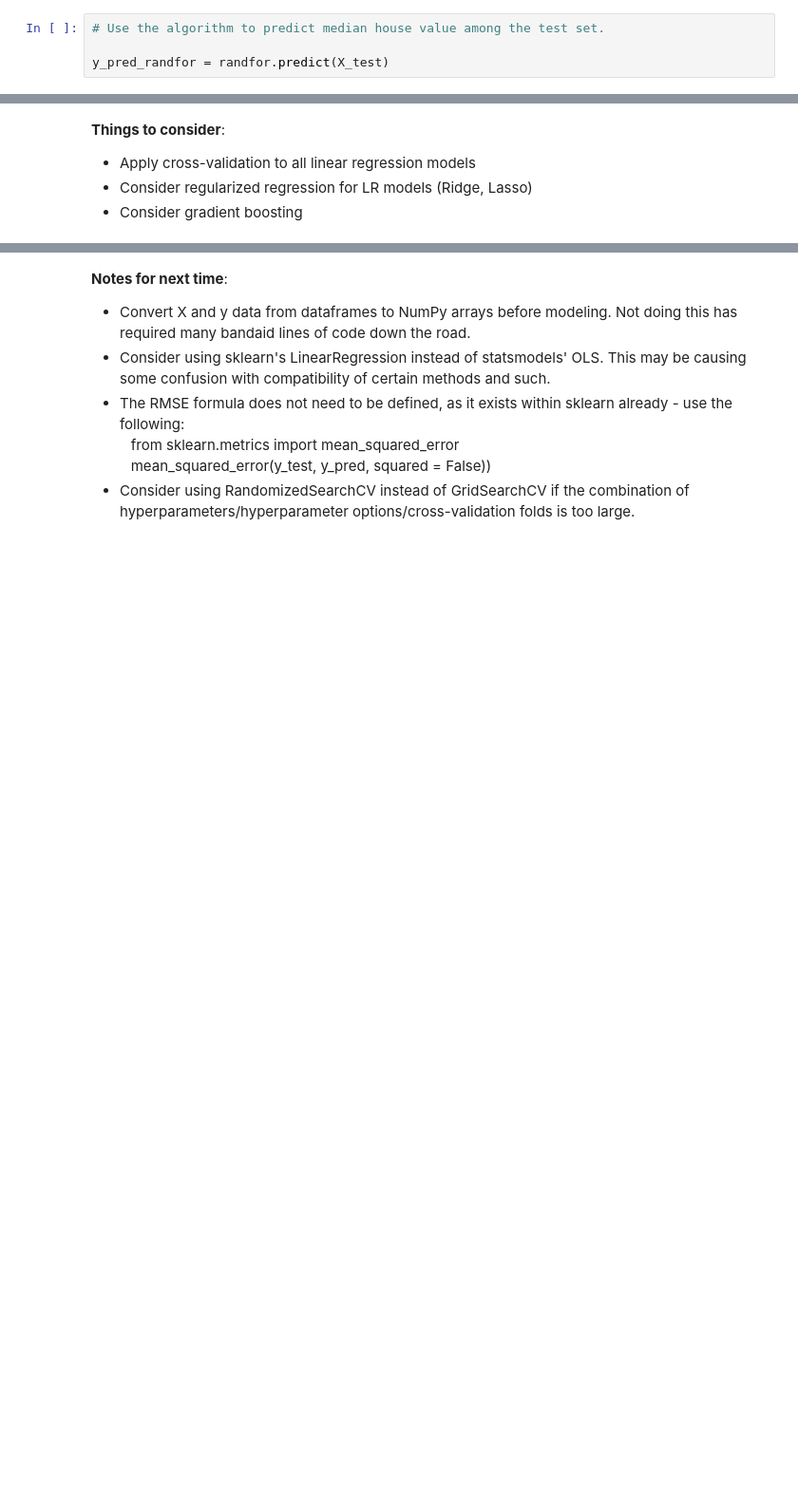
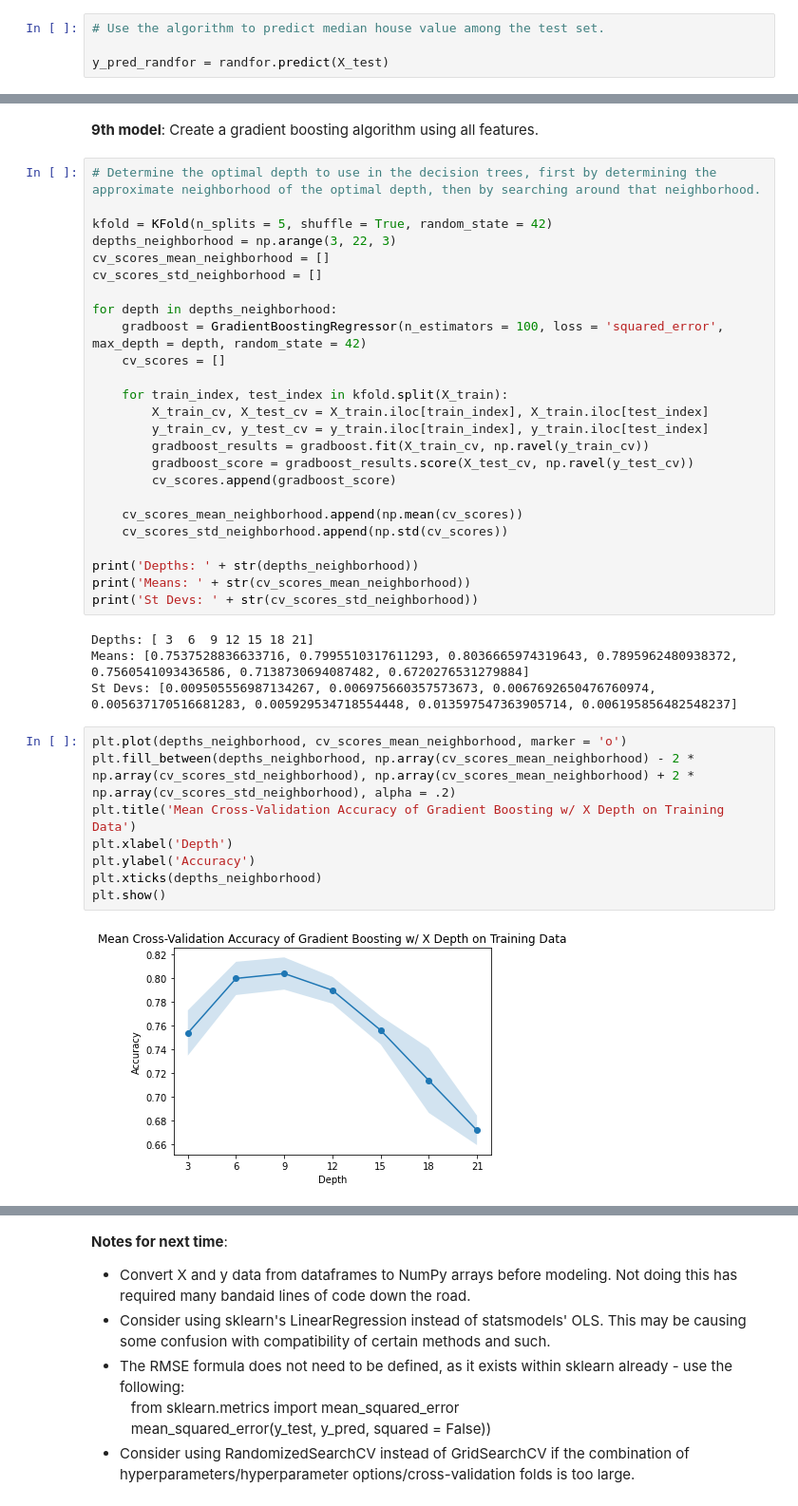
Before and after one commit to danielpickett369/Springboard-Capstone-2, a Jupyter notebook: Capstone 2, Step 5.ipynb, the cells around one changed output, grey strips where cells are left out. Shown at 95% size. Saved outputs shown, nothing was run; the diff lists cells and outputs as text; blank space fills up the shorter version.

```diff
--- a/Capstone 2, Step 5.ipynb
+++ b/Capstone 2, Step 5.ipynb
@@ -1332,6 +1455,41 @@ __Takeaways of 8th model__:
-# %% [markdown]
-__Things to consider__:
-
- - Apply cross-validation to all linear regression models
- - Consider regularized regression for LR models (Ridge, Lasso)
- - Consider gradient boosting
+# %% [markdown]
+__9th model__: Create a gradient boosting algorithm using all features.
+# %%
+# Determine the optimal depth to use in the decision trees, first by determining the approximate neighborhood of the optimal depth, then by searching around that neighborhood.
+
+kfold = KFold(n_splits = 5, shuffle = True, random_state = 42)
+depths_neighborhood = np.arange(3, 22, 3)
+cv_scores_mean_neighborhood = []
+cv_scores_std_neighborhood = []
+
+for depth in depths_neighborhood:
+    gradboost = GradientBoostingRegressor(n_estimators = 100, loss = 'squared_error', max_depth = depth, random_state = 42)
+    cv_scores = []
+
+    for train_index, test_index in kfold.split(X_train):
+        X_train_cv, X_test_cv = X_train.iloc[train_index], X_train.iloc[test_index]
+        y_train_cv, y_test_cv = y_train.iloc[train_index], y_train.iloc[test_index]
+        gradboost_results = gradboost.fit(X_train_cv, np.ravel(y_train_cv))
+        gradboost_score = gradboost_results.score(X_test_cv, np.ravel(y_test_cv))
+        cv_scores.append(gradboost_score)
+
+    cv_scores_mean_neighborhood.append(np.mean(cv_scores))
+    cv_scores_std_neighborhood.append(np.std(cv_scores))
+
+print('Depths: ' + str(depths_neighborhood))
+print('Means: ' + str(cv_scores_mean_neighborhood))
+print('St Devs: ' + str(cv_scores_std_neighborhood))
+# %% [output]
+Depths: [ 3  6  9 12 15 18 21]
+Means: [0.7537528836633716, 0.7995510317611293, 0.8036665974319643, 0.7895962480938372, 0.7560541093436586, 0.7138730694087482, 0.6720276531279884]
+St Devs: [0.009505556987134267, 0.006975660357573673, 0.0067692650476760974, 0.005637170516681283, 0.005929534718554448, 0.013597547363905714, 0.006195856482548237]
+# %%
+plt.plot(depths_neighborhood, cv_scores_mean_neighborhood, marker = 'o')
+plt.fill_between(depths_neighborhood, np.array(cv_scores_mean_neighborhood) - 2 * np.array(cv_scores_std_neighborhood), np.array(cv_scores_mean_neighborhood) + 2 * np.array(cv_scores_std_neighborhood), alpha = .2)
+plt.title('Mean Cross-Validation Accuracy of Gradient Boosting w/ X Depth on Training Data')
+plt.xlabel('Depth')
+plt.ylabel('Accuracy')
+plt.xticks(depths_neighborhood)
+plt.show()
+# %% [output]
+[figure, added]
```
Also changed, not shown: parts of 63 cells of this notebook.
